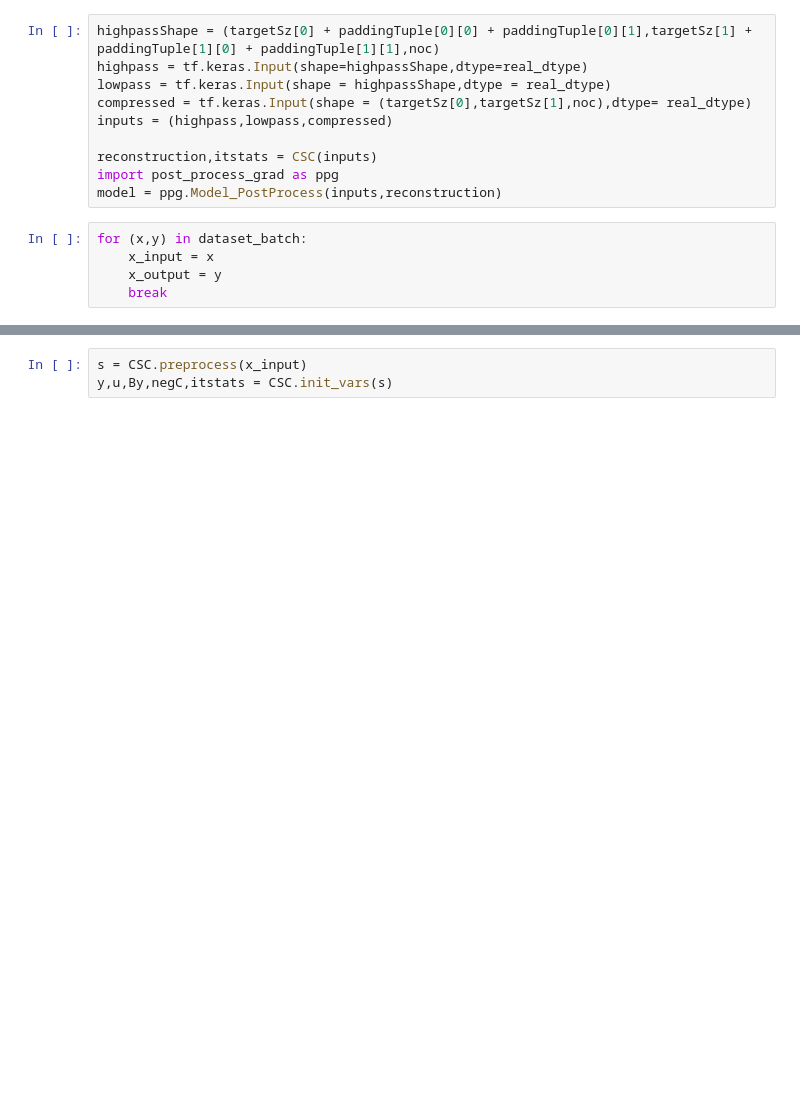
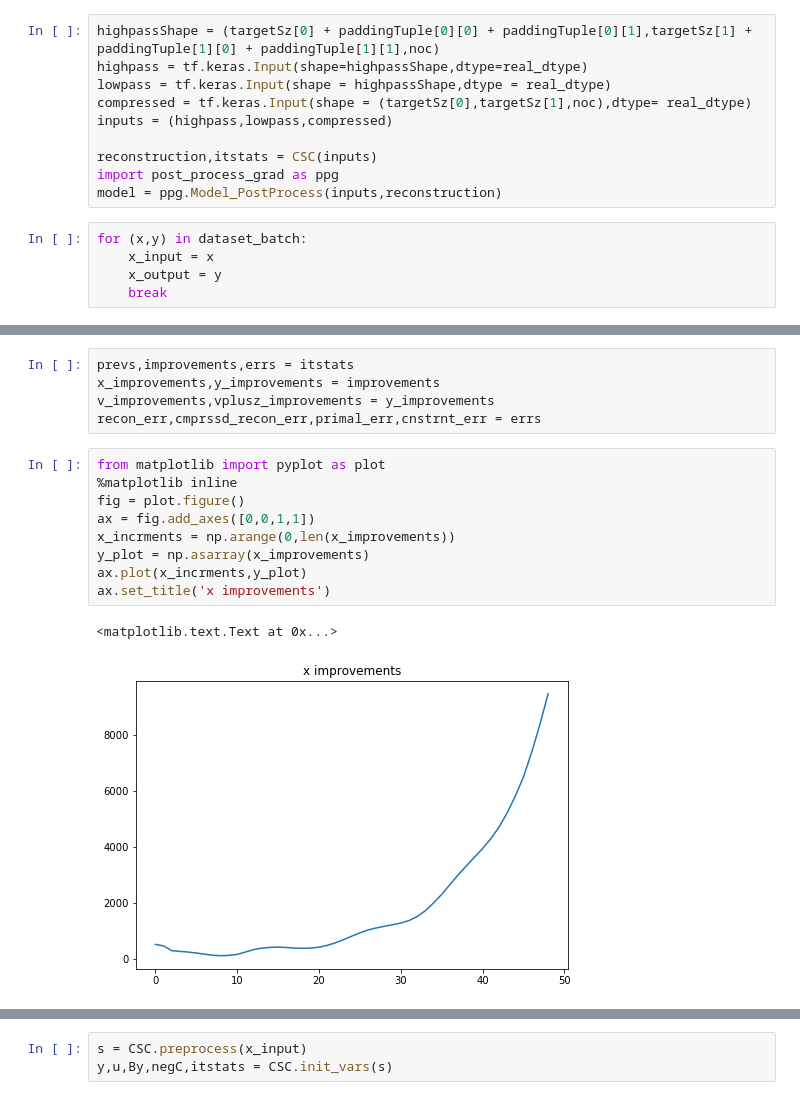
Before and after one commit to lrr0001/ML-onlineCDL-LRU, a Jupyter notebook: TestJpegArtifactRemovalCode-stepthroughtest.ipynb, the cells around one changed output, grey strips where cells are left out. Cells and saved outputs as stored; diff of their text form; blank space fills up the shorter version.

```diff
--- a/TestJpegArtifactRemovalCode-stepthroughtest.ipynb
+++ b/TestJpegArtifactRemovalCode-stepthroughtest.ipynb
@@ -124,0 +125,17 @@ tf.Tensor(0.4923747809789388, shape=(), dtype=float64)
+# %%
+prevs,improvements,errs = itstats
+x_improvements,y_improvements = improvements
+v_improvements,vplusz_improvements = y_improvements
+recon_err,cmprssd_recon_err,primal_err,cnstrnt_err = errs
+# %%
+from matplotlib import pyplot as plot
+%matplotlib inline
+fig = plot.figure()
+ax = fig.add_axes([0,0,1,1])
+x_incrments = np.arange(0,len(x_improvements))
+y_plot = np.asarray(x_improvements)
+ax.plot(x_incrments,y_plot)
+ax.set_title('x improvements')
+# %% [output]
+<matplotlib.text.Text at 0x...>
+[figure, added]
```
Also changed, not shown: parts of 17 cells of this notebook, 4 other files.
